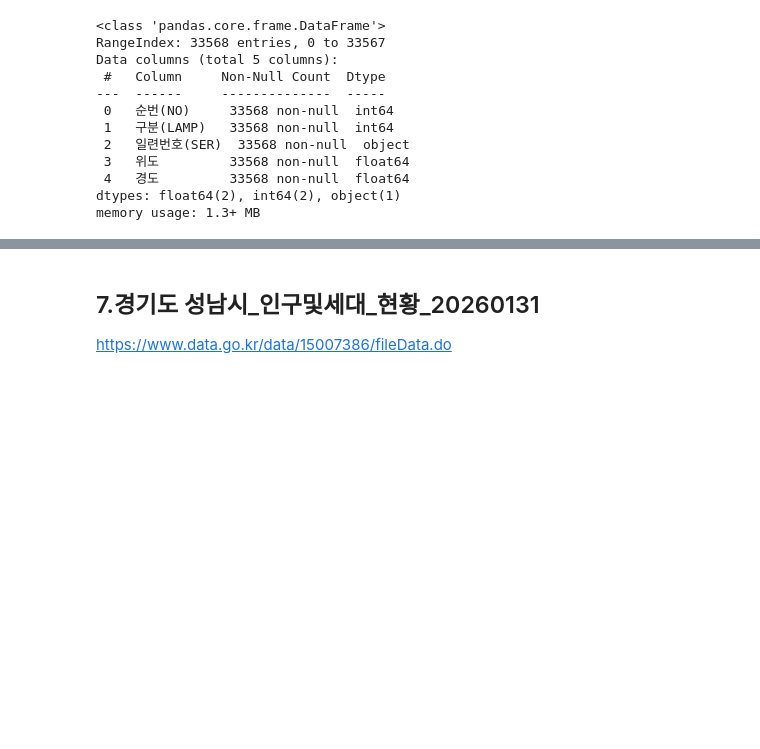
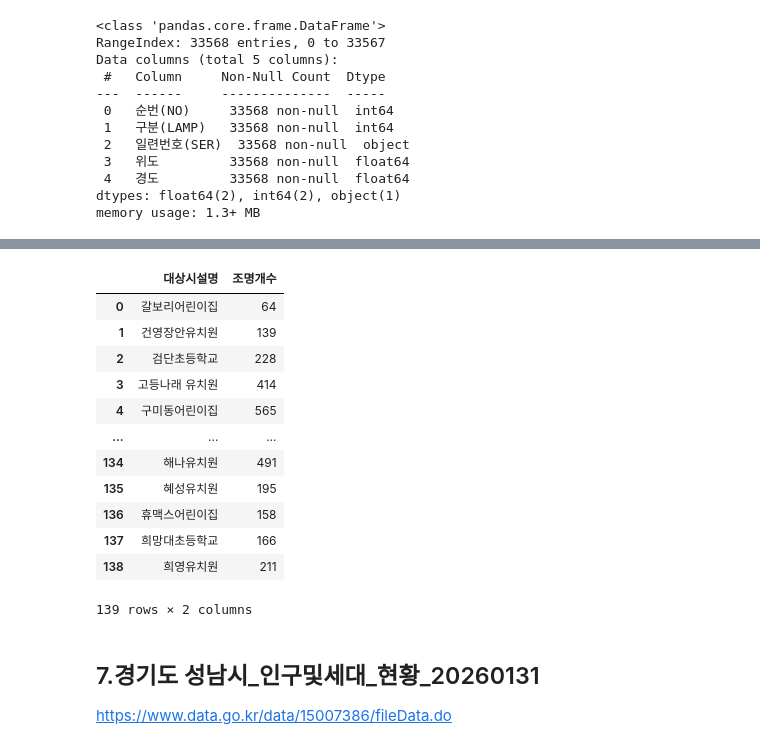
Before and after one commit to jimena1lee/1stProject_MSAI09, a Jupyter notebook: Raw-Data/외부 안전위험요소/eda_data.ipynb, the cells around one changed output, grey strips where cells are left out. Saved outputs shown, nothing was run; the diff lists cells and outputs as text; code cells hidden in the pictures; blank space fills up the shorter version.

```diff
--- a/Raw-Data/외부 안전위험요소/eda_data.ipynb
+++ b/Raw-Data/외부 안전위험요소/eda_data.ipynb
@@ -585,0 +639,18 @@ KeyError: '위도'
+# %%
+lamp_count = pd.DataFrame(lamp_df.groupby('대상시설명').size(), columns=['조명개수'])
+lamp_count.reset_index(inplace=True)
+lamp_count
+# %% [output]
+|  | 대상시설명 | 조명개수 |
+| 0 | 갈보리어린이집 | 64 |
+| 1 | 건영장안유치원 | 139 |
+| 2 | 검단초등학교 | 228 |
+| 3 | 고등나래 유치원 | 414 |
+| 4 | 구미동어린이집 | 565 |
+| ... | ... | ... |
+| 134 | 해나유치원 | 491 |
+| 135 | 혜성유치원 | 195 |
+| 136 | 휴맥스어린이집 | 158 |
+| 137 | 희망대초등학교 | 166 |
+| 138 | 희영유치원 | 211 |
+139 rows × 2 columns
```
Also changed, not shown: parts of 6 cells of this notebook, 1 other file.
